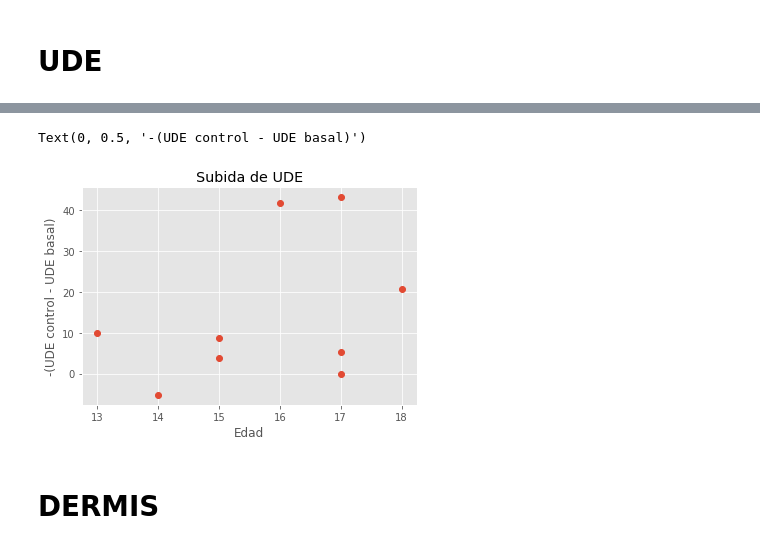
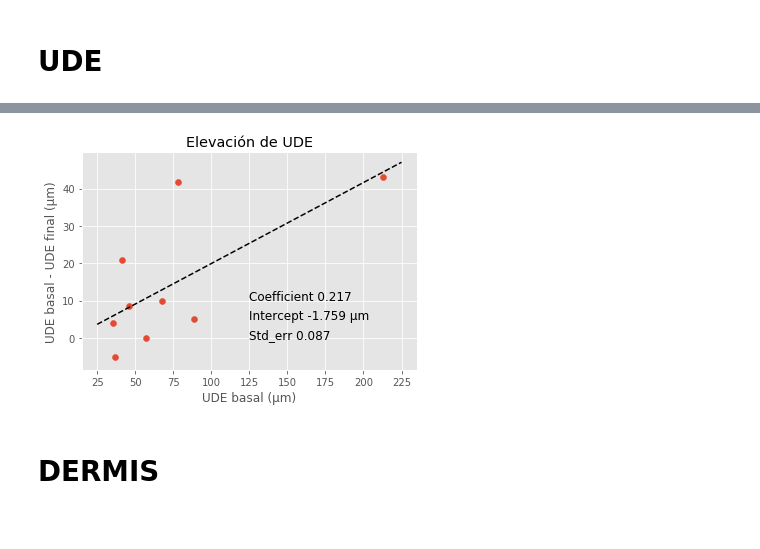
Before and after one commit to dprada/natalia, a Jupyter notebook: Primer_Tratamiento_Datos.ipynb, the cells around one changed output, grey strips where cells are left out. Drawn from its saved outputs; the diff is of its cells as text; code cells hidden in the pictures.

```diff
--- a/Primer_Tratamiento_Datos.ipynb
+++ b/Primer_Tratamiento_Datos.ipynb
@@ -56,10 +72,24 @@ Text(0, 0.5, '-(UDE control - UDE basal)')
-# %%
-plt.plot(df['Edad'],-delta_UDE,'o')
-plt.title("Subida de UDE")
-plt.xlabel("Edad")
-plt.ylabel("-(UDE control - UDE basal)")
-# %% [output]
-Text(0, 0.5, '-(UDE control - UDE basal)')
-[figure, removed]
+# %%
+slope, intercept, r_value, p_value, std_err = stats.linregress(db['UDE basal'],-delta_UDE)
+# %%
+linear_regressor = LinearRegression()  # create object for the class
+linear_regressor.fit(db['UDE basal'].reshape(-1, 1), -delta_UDE.reshape(-1, 1))  # perform linear regression
+X_pred = np.array([25,225])
+Y_pred = linear_regressor.predict(X_pred.reshape(-1,1))  # make predictions
+
+plt.plot(X_pred, Y_pred, 'k--')
+plt.scatter(df['UDE basal'],-delta_UDE)
+plt.title("Elevación de UDE")
+plt.xlabel("UDE basal (μm)")
+plt.ylabel("UDE basal - UDE final (μm)")
+plt.text(125, 10, r'Coefficient %1.3f'%(slope), fontsize=12)
+plt.text(125, 5, r'Intercept %1.3f μm'%(intercept), fontsize=12)
+plt.text(125, 0, r'Std_err %1.3f'%(std_err), fontsize=12)
+#plt.show()
+
+
+plt.savefig('UDE.png', dpi=300)
+# %% [output]
+[figure, added]
 # %% [markdown]
 # DERMIS
```
Also changed, not shown: parts of 24 cells of this notebook, 10 other files.
